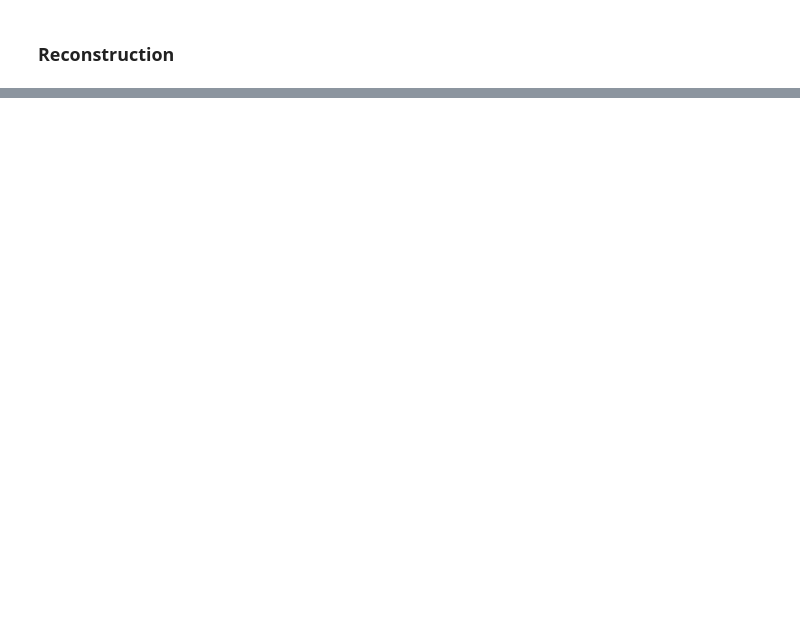
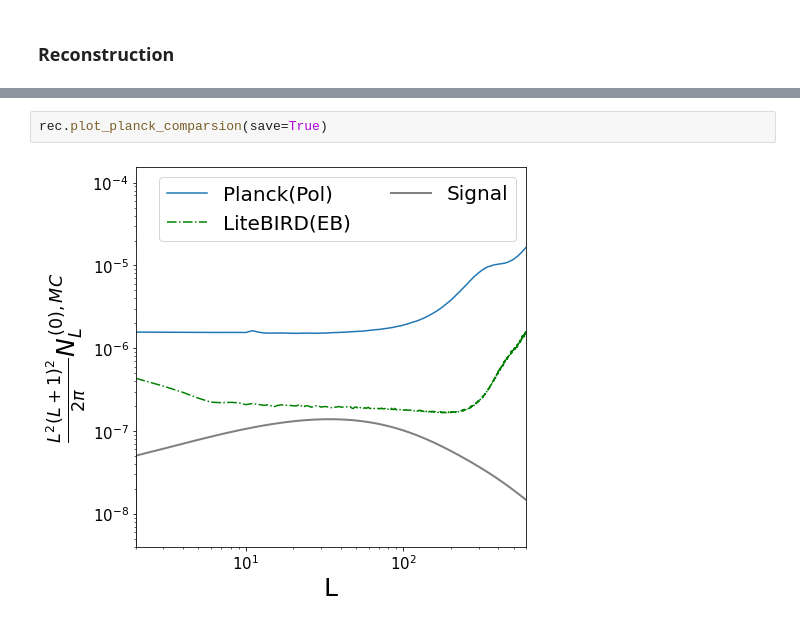
Before and after one commit to antolonappan/dell, a Jupyter notebook: Notebooks/publish.ipynb, the cells around one changed output, grey strips where cells are left out. Cells and saved outputs as stored; diff of their text form; blank space fills up the shorter version.

```diff
--- a/Notebooks/publish.ipynb
+++ b/Notebooks/publish.ipynb
@@ -54 +41,5 @@ Data Loaded from file
+# %%
+rec.plot_planck_comparsion(save=True)
+# %% [output]
+[figure, added]
 # %%
```
Also changed, not shown: parts of 19 cells of this notebook, 36 other files.
